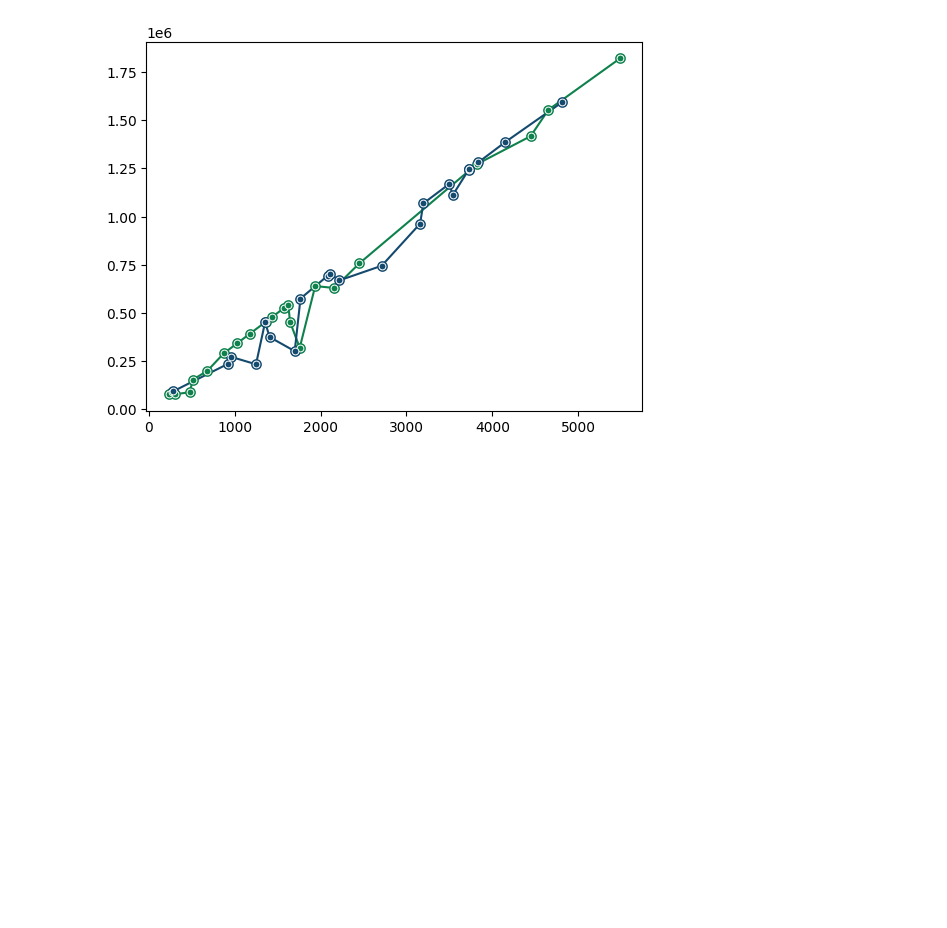
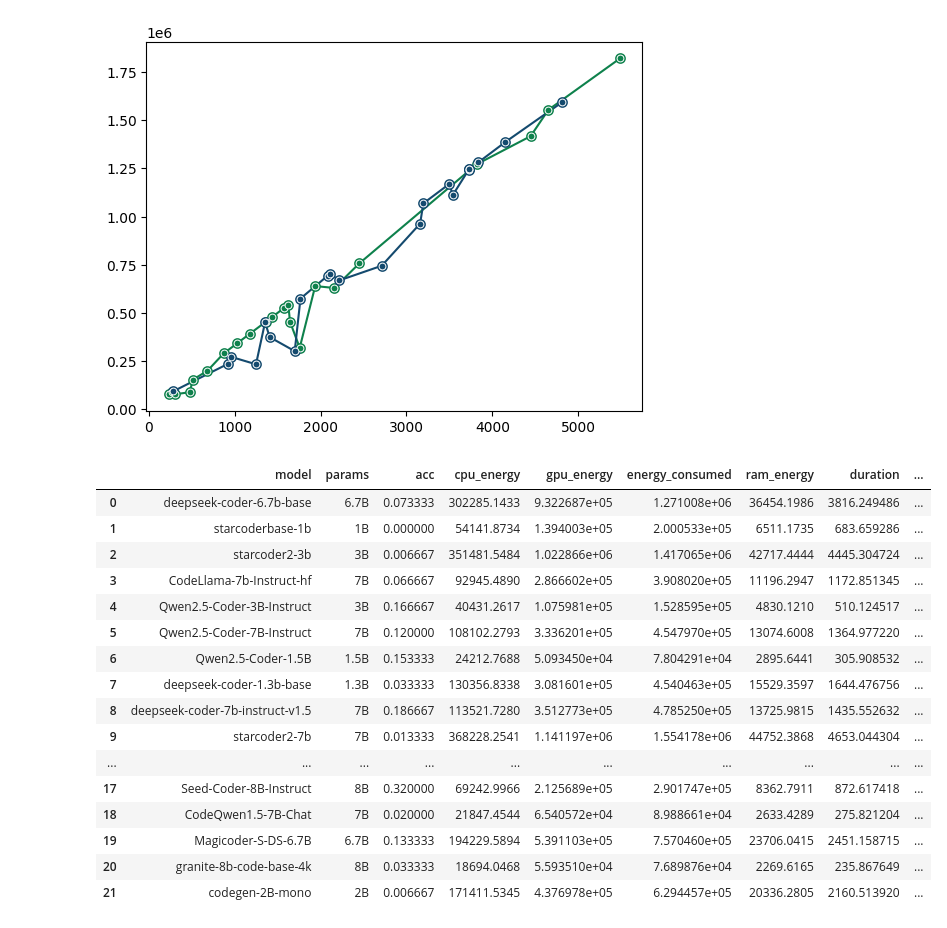
Before and after one commit to SMART-Dal/LLM-Sustainability-Rater, a Jupyter notebook: RQs_implementation/RQ1/RQ1.ipynb, the cells around one changed output. Cells and saved outputs as stored; diff of their text form; code cells hidden in the pictures; blank space fills up the shorter version.

```diff
--- a/RQs_implementation/RQ1/RQ1.ipynb
+++ b/RQs_implementation/RQ1/RQ1.ipynb
@@ -256,6 +256,26 @@ create_scatter(lcb_dur, lcb_energy, plot_color_1)
 create_scatter(c2t_dur, c2t_energy, plot_color_2)
 # %% [output]
 [figure]
+# %%
+df_lcb
+# %% [output]
+|  | model | params | acc | cpu_energy | gpu_energy | energy_consumed | ram_energy | duration | ... |
+| 0 | deepseek-coder-6.7b-base | 6.7B | 0.073333 | 302285.1433 | 9.322687e+05 | 1.271008e+06 | 36454.1986 | 3816.249486 | ... |
+| 1 | starcoderbase-1b | 1B | 0.000000 | 54141.8734 | 1.394003e+05 | 2.000533e+05 | 6511.1735 | 683.659286 | ... |
+| 2 | starcoder2-3b | 3B | 0.006667 | 351481.5484 | 1.022866e+06 | 1.417065e+06 | 42717.4444 | 4445.304724 | ... |
+| 3 | CodeLlama-7b-Instruct-hf | 7B | 0.066667 | 92945.4890 | 2.866602e+05 | 3.908020e+05 | 11196.2947 | 1172.851345 | ... |
+| 4 | Qwen2.5-Coder-3B-Instruct | 3B | 0.166667 | 40431.2617 | 1.075981e+05 | 1.528595e+05 | 4830.1210 | 510.124517 | ... |
+| 5 | Qwen2.5-Coder-7B-Instruct | 7B | 0.120000 | 108102.2793 | 3.336201e+05 | 4.547970e+05 | 13074.6008 | 1364.977220 | ... |
+| 6 | Qwen2.5-Coder-1.5B | 1.5B | 0.153333 | 24212.7688 | 5.093450e+04 | 7.804291e+04 | 2895.6441 | 305.908532 | ... |
+| 7 | deepseek-coder-1.3b-base | 1.3B | 0.033333 | 130356.8338 | 3.081601e+05 | 4.540463e+05 | 15529.3597 | 1644.476756 | ... |
+| 8 | deepseek-coder-7b-instruct-v1.5 | 7B | 0.186667 | 113521.7280 | 3.512773e+05 | 4.785250e+05 | 13725.9815 | 1435.552632 | ... |
+| 9 | starcoder2-7b | 7B | 0.013333 | 368228.2541 | 1.141197e+06 | 1.554178e+06 | 44752.3868 | 4653.044304 | ... |
+| ... | ... | ... | ... | ... | ... | ... | ... | ... | ... |
+| 17 | Seed-Coder-8B-Instruct | 8B | 0.320000 | 69242.9966 | 2.125689e+05 | 2.901747e+05 | 8362.7911 | 872.617418 | ... |
+| 18 | CodeQwen1.5-7B-Chat | 7B | 0.020000 | 21847.4544 | 6.540572e+04 | 8.988661e+04 | 2633.4289 | 275.821204 | ... |
+| 19 | Magicoder-S-DS-6.7B | 6.7B | 0.133333 | 194229.5894 | 5.391103e+05 | 7.570460e+05 | 23706.0415 | 2451.158715 | ... |
+| 20 | granite-8b-code-base-4k | 8B | 0.033333 | 18694.0468 | 5.593510e+04 | 7.689876e+04 | 2269.6165 | 235.867649 | ... |
+| 21 | codegen-2B-mono | 2B | 0.006667 | 171411.5345 | 4.376978e+05 | 6.294457e+05 | 20336.2805 | 2160.513920 | ... |
 # %%
 import matplotlib.pyplot as plt
 from matplotlib.ticker import ScalarFormatter, FuncFormatter, AutoMinorLocator
```
Also changed, not shown: parts of 1 cell of this notebook, 3 other files.
